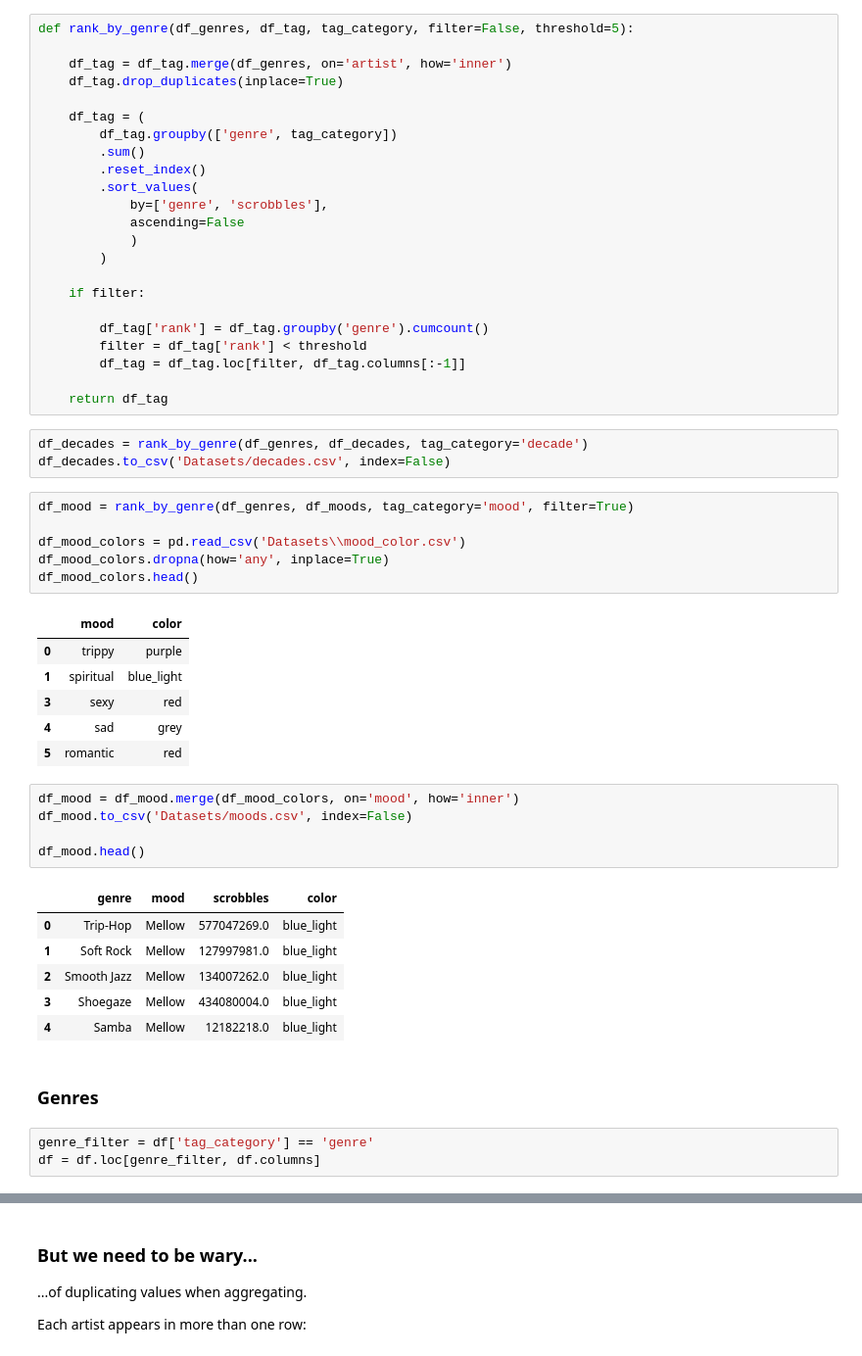
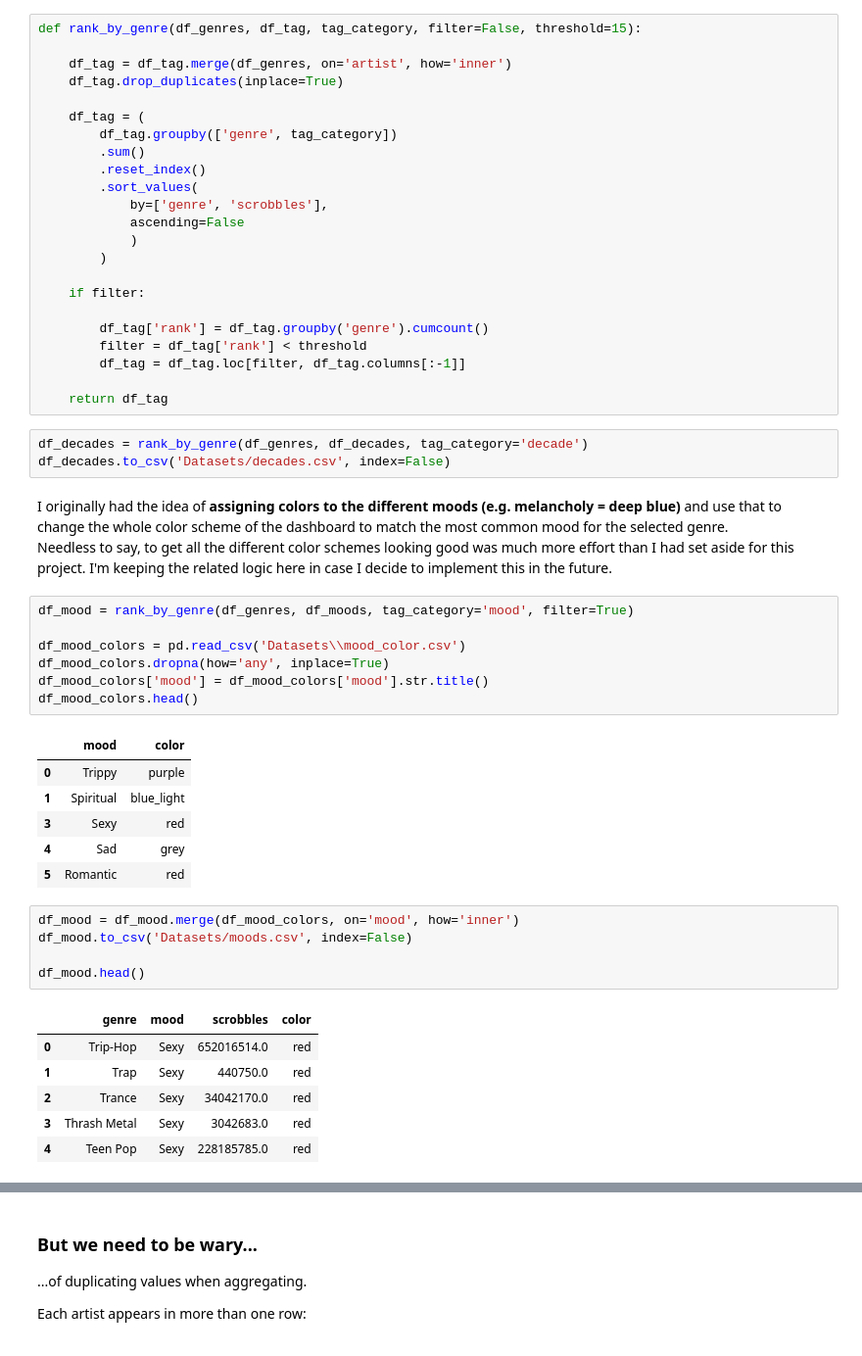
Before and after one commit to tharikhajar/lastfm_popularity, a Jupyter notebook: Pandas_ETL.ipynb, the cells around one changed output, grey strips where cells are left out. Shown: that part at 98% size. Drawn from its saved outputs; the diff is of its cells as text.

```diff
--- a/Pandas_ETL.ipynb
+++ b/Pandas_ETL.ipynb
@@ -341,5 +362,5 @@ df_genres = df_slice_by_category(df, tag_category='genre', cols=['artist', 'tags
 # %%
-def rank_by_genre(df_genres, df_tag, tag_category, filter=False, threshold=5):
+def rank_by_genre(df_genres, df_tag, tag_category, filter=False, threshold=15):
 
     df_tag = df_tag.merge(df_genres, on='artist', how='inner')
     df_tag.drop_duplicates(inplace=True)
@@ -364,19 +385,24 @@ def rank_by_genre(df_genres, df_tag, tag_category, filter=False, threshold=5):
 # %%
 df_decades = rank_by_genre(df_genres, df_decades, tag_category='decade')
 df_decades.to_csv('Datasets/decades.csv', index=False)
+# %% [markdown]
+I originally had the idea of <b>assigning colors to the different moods (e.g. melancholy = deep blue)</b> and use that to change the whole color scheme of the dashboard to match the most common mood for the selected genre.
+<br>
+Needless to say, to get all the different color schemes looking good was much more effort than I had set aside for this project. I'm keeping the related logic here in case I decide to implement this in the future.
 # %%
 df_mood = rank_by_genre(df_genres, df_moods, tag_category='mood', filter=True)
 
 df_mood_colors = pd.read_csv('Datasets\\mood_color.csv')
 df_mood_colors.dropna(how='any', inplace=True)
+df_mood_colors['mood'] = df_mood_colors['mood'].str.title()
 df_mood_colors.head()
 # %% [output]
 |  | mood | color |
-| 0 | trippy | purple |
-| 1 | spiritual | blue_light |
-| 3 | sexy | red |
-| 4 | sad | grey |
-| 5 | romantic | red |
+| 0 | Trippy | purple |
+| 1 | Spiritual | blue_light |
+| 3 | Sexy | red |
+| 4 | Sad | grey |
+| 5 | Romantic | red |
 # %%
 df_mood = df_mood.merge(df_mood_colors, on='mood', how='inner')
 df_mood.to_csv('Datasets/moods.csv', index=False)
@@ -384,13 +410,8 @@ df_mood.to_csv('Datasets/moods.csv', index=False)
 df_mood.head()
 # %% [output]
 |  | genre | mood | scrobbles | color |
-| 0 | Trip-Hop | Mellow | 577047269.0 | blue_light |
-| 1 | Soft Rock | Mellow | 127997981.0 | blue_light |
-| 2 | Smooth Jazz | Mellow | 134007262.0 | blue_light |
-| 3 | Shoegaze | Mellow | 434080004.0 | blue_light |
-| 4 | Samba | Mellow | 12182218.0 | blue_light |
+| 0 | Trip-Hop | Sexy | 652016514.0 | red |
+| 1 | Trap | Sexy | 440750.0 | red |
+| 2 | Trance | Sexy | 34042170.0 | red |
+| 3 | Thrash Metal | Sexy | 3042683.0 | red |
+| 4 | Teen Pop | Sexy | 228185785.0 | red |
-# %% [markdown]
-### Genres
-# %%
-genre_filter = df['tag_category'] == 'genre'
-df = df.loc[genre_filter, df.columns]
```
Also changed, not shown: parts of 36 cells of this notebook, 9 other files.
